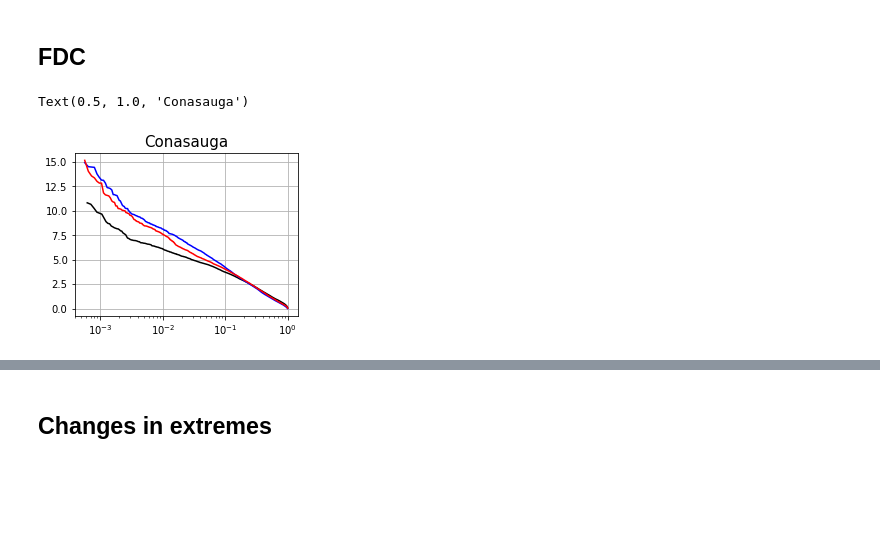
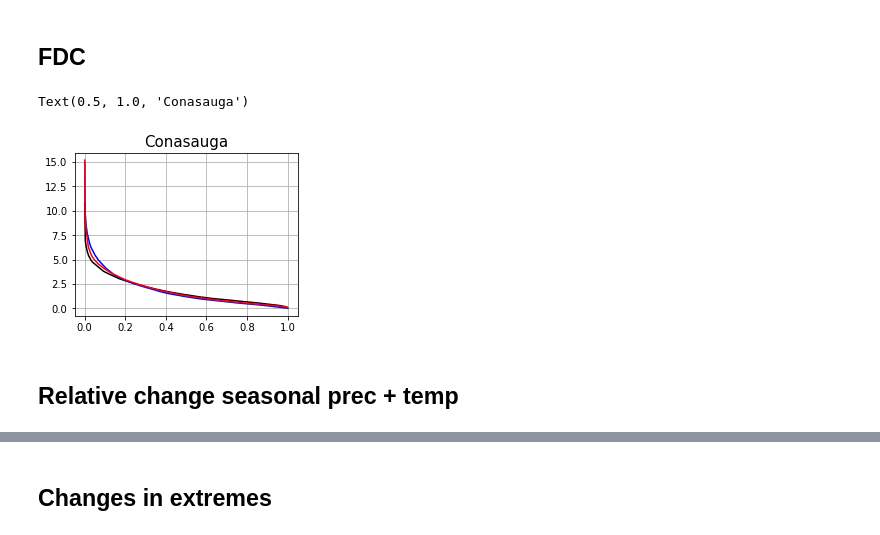
Before and after one commit to vhoogelander/BMI_HBVmountain_streamflow_analysis, a Jupyter notebook: HBVmountain/Conasauga/HBVmountain_climateanalysis_Conasauga.ipynb, the cells around one changed output, grey strips where cells are left out. Drawn from its saved outputs; the diff is of its cells as text; code cells hidden in the pictures; blank space fills up the shorter version.

```diff
--- a/HBVmountain/Conasauga/HBVmountain_climateanalysis_Conasauga.ipynb
+++ b/HBVmountain/Conasauga/HBVmountain_climateanalysis_Conasauga.ipynb
@@ -424,9 +428,9 @@ index = np.arange(1,13)
 change = []
 
 for i in range(len(months)):
-    hist = hist_temp.loc[hist_temp.index.month == months[i]].mean(axis=1).mean()
+    ref = hist_temp.loc[hist_temp.index.month == months[i]].mean(axis=1).mean()
     projection = ssp585_temp.loc[ssp585_temp.index.month == months[i]].mean(axis=1).mean()
-    change.append(projection-hist)
+    change.append(projection-ref)
 
 x, y = zip(*relative_change_streamflow_ssp585)
 
@@ -440,9 +444,9 @@ index = np.arange(1,13)
 change = []
 
 for i in range(len(months)):
-    hist = hist_temp.loc[hist_temp.index.month == months[i]].mean(axis=1).mean()
+    ref = hist_temp.loc[hist_temp.index.month == months[i]].mean(axis=1).mean()
     projection = ssp585_temp.loc[ssp585_temp.index.month == months[i]].mean(axis=1).mean()
-    change.append(projection-hist)
+    change.append(projection-ref)
 
 x, y = zip(*relative_change_streamflow_ssp585)
 x, dprec = zip(*relative_change_prec_ssp585)
@@ -471,20 +475,22 @@ output
 # %%
 plt.figure(figsize=[4,3])
 SortedQ_hist, ExcProb_hist = flowdurationcurve(hist.mean(axis=1).values)
 SortedQ_ssp245, ExcProb_ssp245 = flowdurationcurve(ssp245.mean(axis=1).values)
 SortedQ_ssp585, ExcProb_ssp585 = flowdurationcurve(ssp585.mean(axis=1).values)
 
 plt.plot(ExcProb_hist, SortedQ_hist, color='k', label='Historical')
 plt.plot(ExcProb_ssp245, SortedQ_ssp245, color='b', label='SSP245')
 plt.plot(ExcProb_ssp585, SortedQ_ssp585, color='r', label='SSP585')
 
 
-plt.xscale('log')
+# plt.xscale('log')
 plt.grid()
 # plt.legend()
 # plt.ylabel('Streamflow [mm d-1]')
 # plt.xlabel('Exceedance probability [-]')
 plt.title('Conasauga', fontsize=15)
 # %% [output]
 Text(0.5, 1.0, 'Conasauga')
-[figure, old version]
+[figure, new version]
+# %% [markdown]
+## Relative change seasonal prec + temp
```
Also changed, not shown: parts of 15 cells of this notebook, 11 other files.
